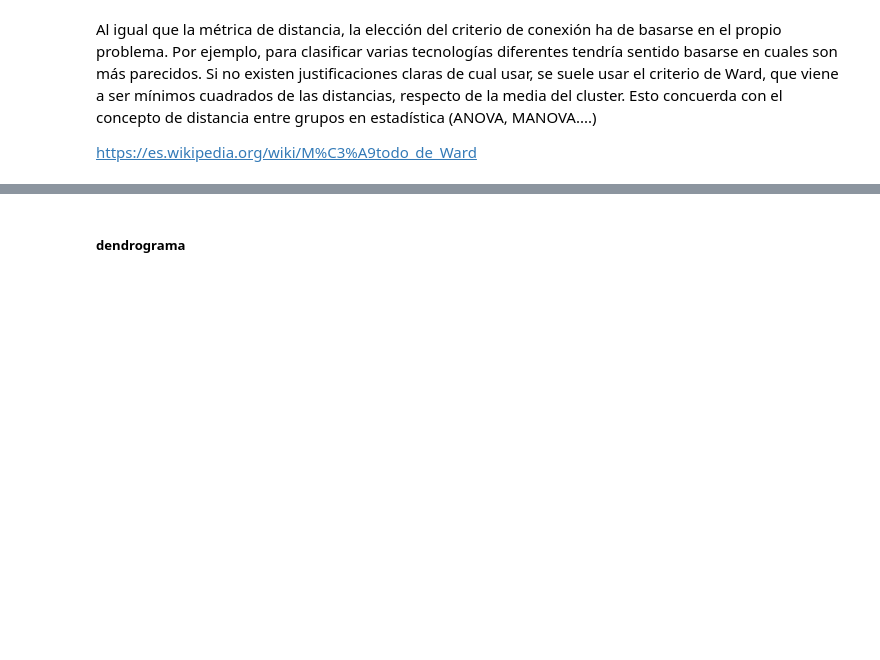
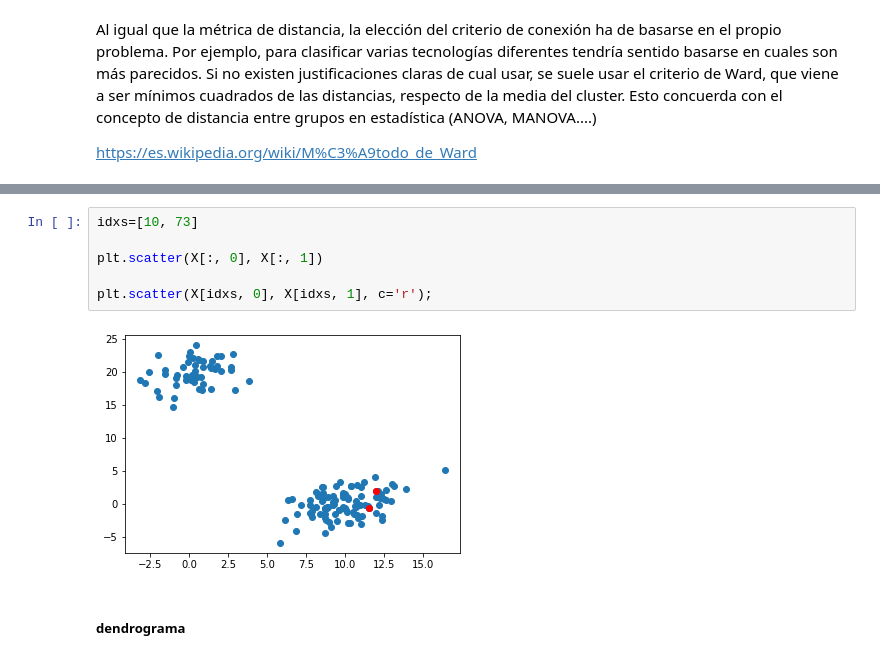
Before and after one commit to Ironhack-Data-Madrid-Agosto-2022/Apuntes-de-clase, a Jupyter notebook: semana_7/4.1 - Intro Unsupervised Learning.ipynb, the cells around one changed output, grey strips where cells are left out. Saved outputs shown, nothing was run; the diff lists cells and outputs as text; blank space fills up the shorter version.

```diff
--- a/semana_7/4.1 - Intro Unsupervised Learning.ipynb
+++ b/semana_7/4.1 - Intro Unsupervised Learning.ipynb
@@ -280,2 +317,10 @@ https://es.wikipedia.org/wiki/M%C3%A9todo_de_Ward
+# %%
+idxs=[10, 73]
+
+plt.scatter(X[:, 0], X[:, 1])
+
+plt.scatter(X[idxs, 0], X[idxs, 1], c='r');
+# %% [output]
+[figure, added]
 # %% [markdown]
 ##### dendrograma
```
Also changed, not shown: parts of 25 cells of this notebook, 1 other file.
